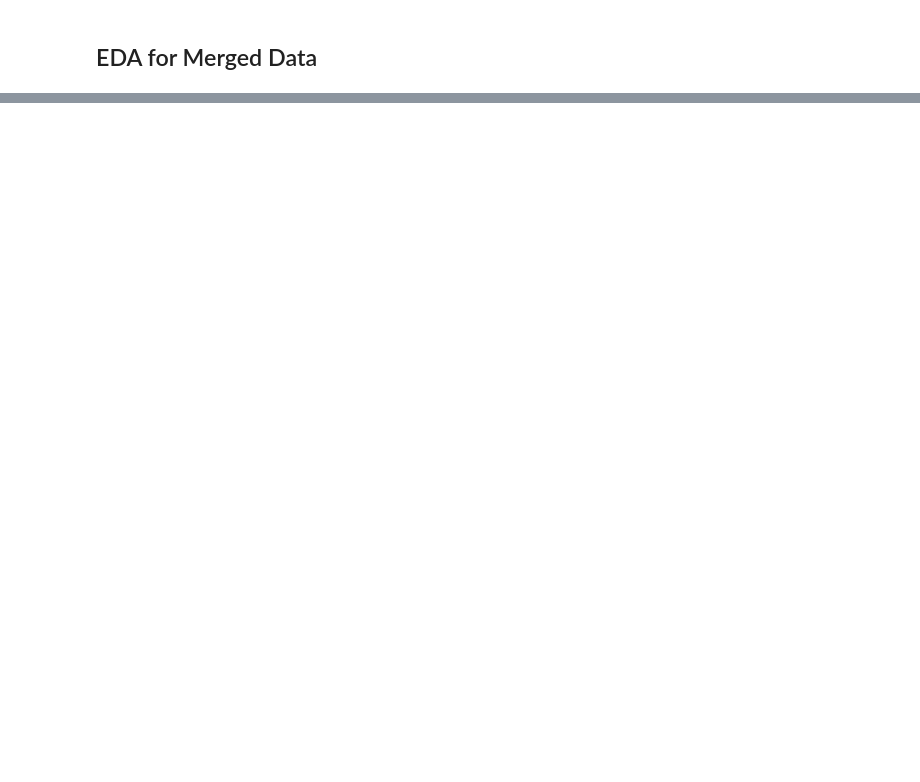
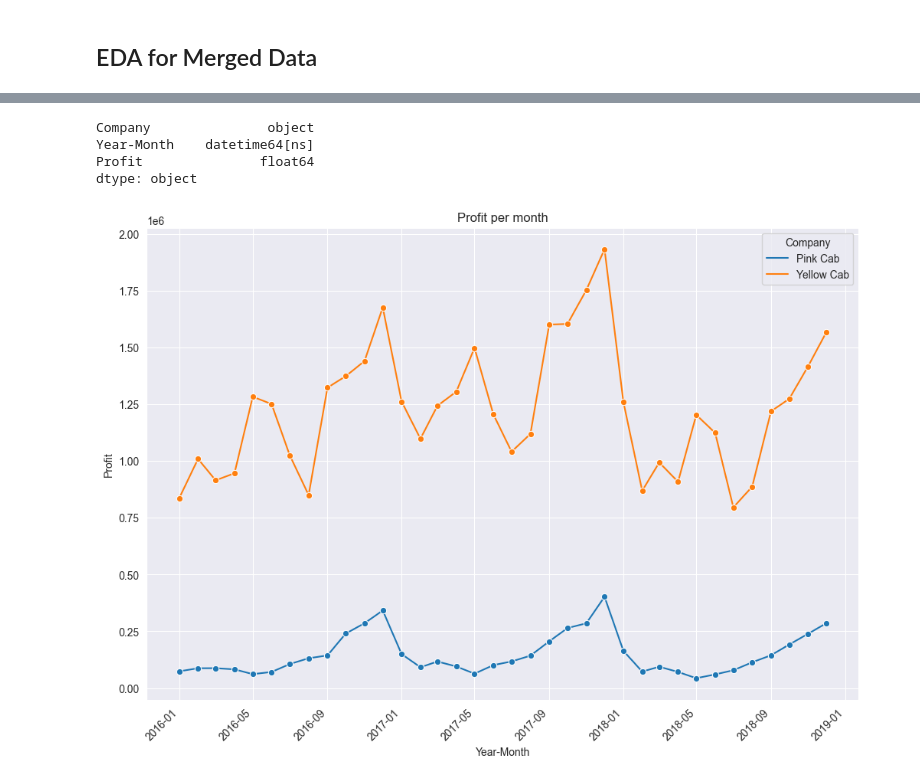
Before and after one commit to MuhammadNurilHuda/G2M-Cab-Investment, a Jupyter notebook: Data Preparation.ipynb, the cells around one changed output, grey strips where cells are left out. Cells and saved outputs as stored; diff of their text form; code cells hidden in the pictures; blank space fills up the shorter version.

```diff
--- a/Data Preparation.ipynb
+++ b/Data Preparation.ipynb
@@ -540,0 +587,3 @@ More than 30% of population in San Francisco, Boston, and Washington DC is cab u
+# %%
+df_grouped = df_used.groupby(['Company', 'Year-Month']).agg({'Profit':'sum'}).reset_index()
+df_grouped.head()
@@ -540,0 +597,15 @@ More than 30% of population in San Francisco, Boston, and Washington DC is cab u
+# %%
+df_grouped['Year-Month']=pd.to_datetime(df_grouped['Year-Month'])
+df_grouped.dtypes
+# %% [output]
+Company               object
+Year-Month    datetime64[ns]
+Profit               float64
+dtype: object
+# %%
+sns.lineplot(data=df_grouped, x='Year-Month', y='Profit', hue='Company', marker='o')
+plt.xticks(rotation=45, ha='right')
+plt.title('Profit per month')
+plt.show()
+# %% [output]
+[figure, added]
```
Also changed, not shown: parts of 25 cells of this notebook.
